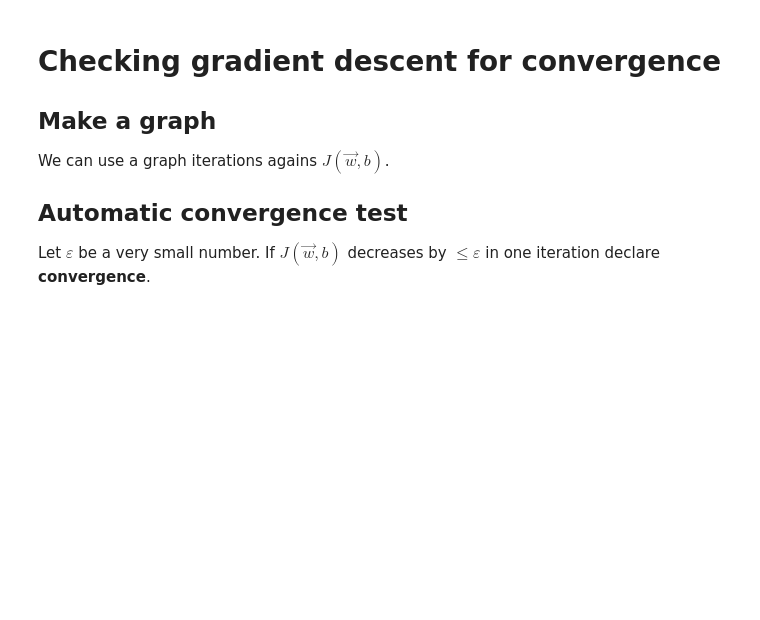
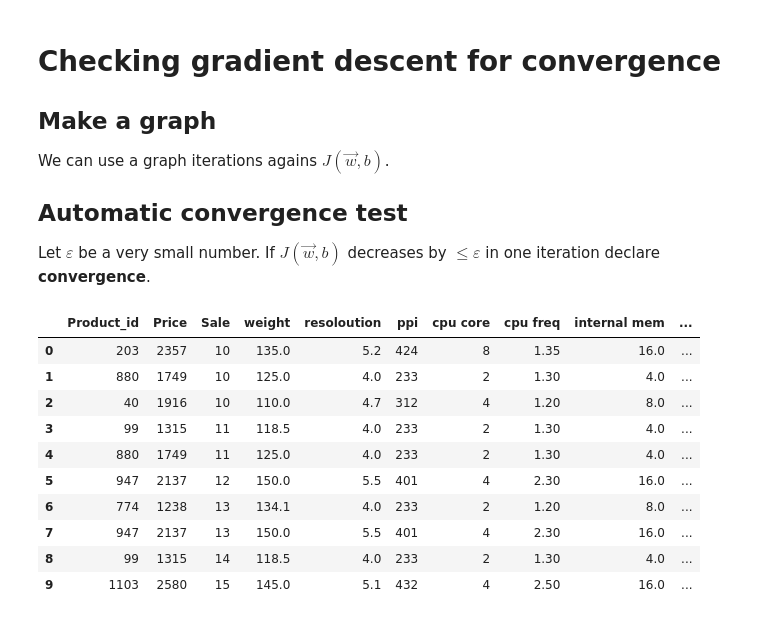
Before and after one commit to faustodavidhernandezjasso/supervised-machine-learning, a Jupyter notebook: src/feature_scaling.ipynb, the cells around one changed output. Cells and saved outputs as stored; diff of their text form; code cells hidden in the pictures; blank space fills up the shorter version.

```diff
--- a/src/feature_scaling.ipynb
+++ b/src/feature_scaling.ipynb
@@ -45,3 +45,23 @@ $$
 We can use a graph iterations agains $J\left(\vec{w}, b\right)$.
 ## Automatic convergence test
 Let $\varepsilon$ be a very small number. If $J\left(\vec{w}, b\right)$ decreases by $\leq \varepsilon$ in one iteration declare **convergence**.
+# %%
+import numpy as np
+import pandas as pd
+import matplotlib.pyplot as plt
+import seaborn as sns
+
+dataset = pd.read_csv('data_set/second_data_set/Cellphone.csv')
+dataset.head(10) # Show the first ten registers.
+# %% [output]
+|  | Product_id | Price | Sale | weight | resoloution | ppi | cpu core | cpu freq | internal mem | ... |
+| 0 | 203 | 2357 | 10 | 135.0 | 5.2 | 424 | 8 | 1.35 | 16.0 | ... |
+| 1 | 880 | 1749 | 10 | 125.0 | 4.0 | 233 | 2 | 1.30 | 4.0 | ... |
+| 2 | 40 | 1916 | 10 | 110.0 | 4.7 | 312 | 4 | 1.20 | 8.0 | ... |
+| 3 | 99 | 1315 | 11 | 118.5 | 4.0 | 233 | 2 | 1.30 | 4.0 | ... |
+| 4 | 880 | 1749 | 11 | 125.0 | 4.0 | 233 | 2 | 1.30 | 4.0 | ... |
+| 5 | 947 | 2137 | 12 | 150.0 | 5.5 | 401 | 4 | 2.30 | 16.0 | ... |
+| 6 | 774 | 1238 | 13 | 134.1 | 4.0 | 233 | 2 | 1.20 | 8.0 | ... |
+| 7 | 947 | 2137 | 13 | 150.0 | 5.5 | 401 | 4 | 2.30 | 16.0 | ... |
+| 8 | 99 | 1315 | 14 | 118.5 | 4.0 | 233 | 2 | 1.30 | 4.0 | ... |
+| 9 | 1103 | 2580 | 15 | 145.0 | 5.1 | 432 | 4 | 2.50 | 16.0 | ... |
```
Also changed, not shown: parts of 6 cells of this notebook.
